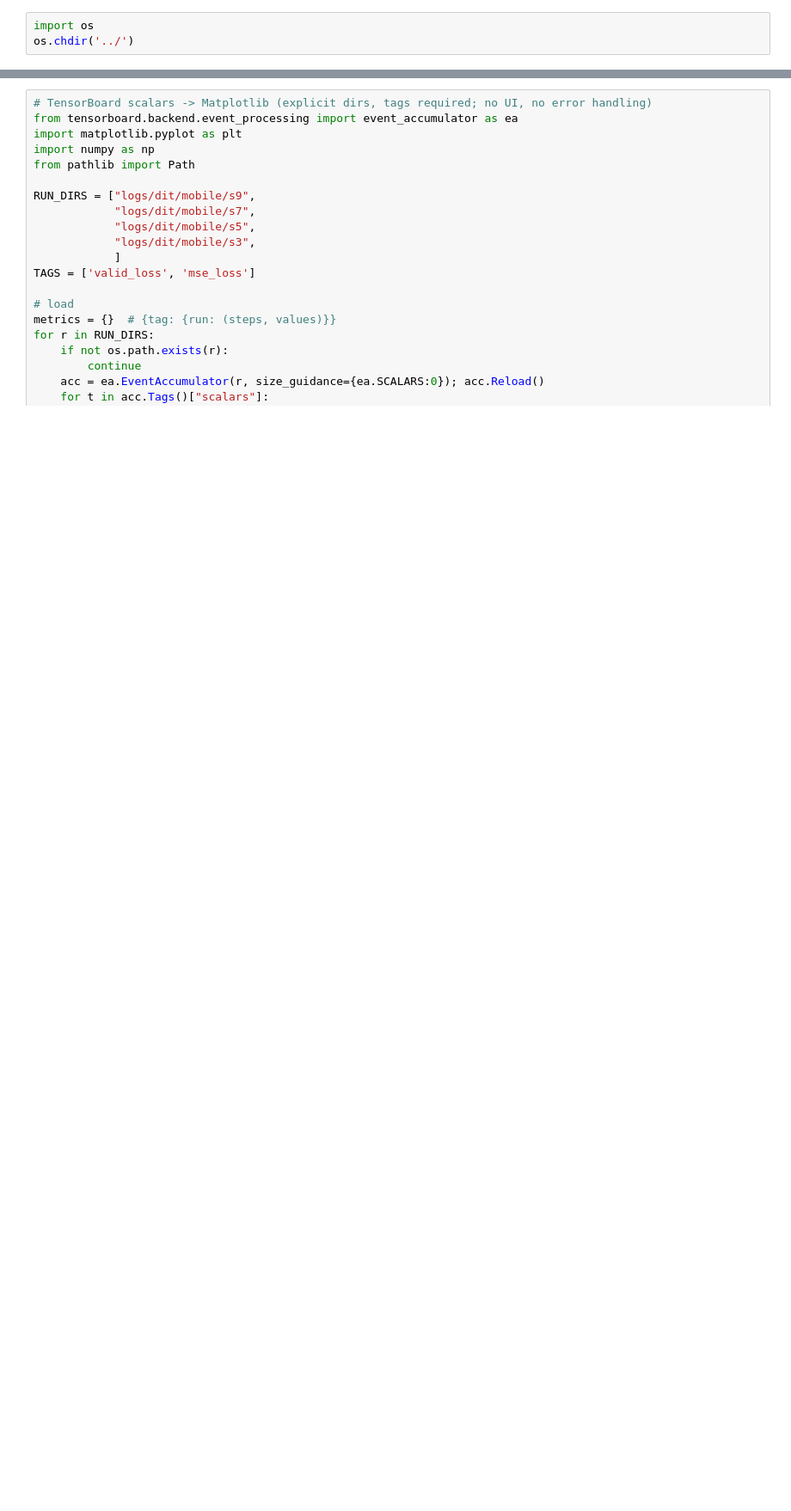
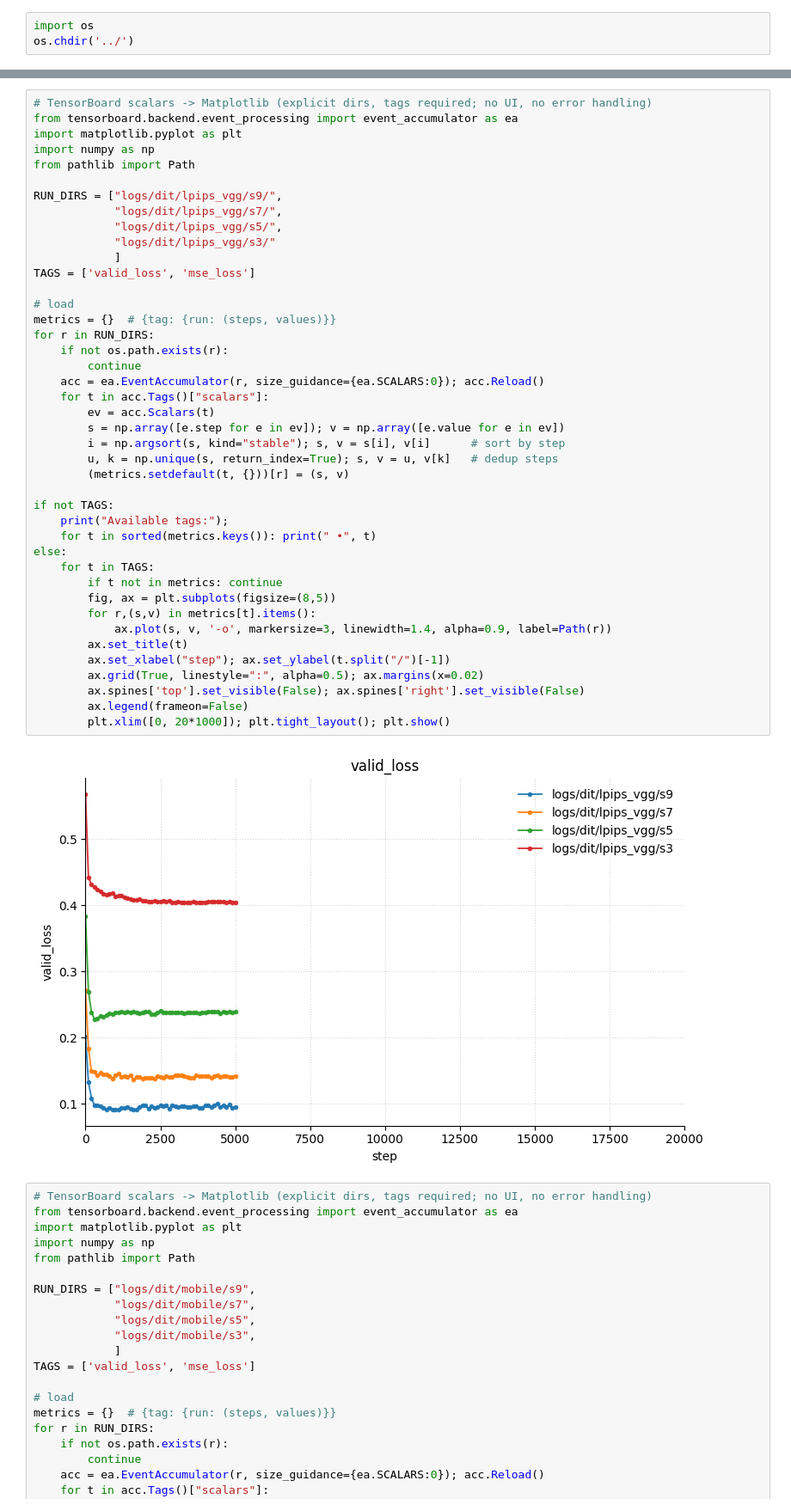
Before and after one commit to scpark20/logpx_samplers, a Jupyter notebook: reports/tensorboard_dit.ipynb, the cells around one changed output, grey strips where cells are left out. Shown at 86% size. Cells and saved outputs as stored; diff of their text form; blank space fills up the shorter version.

```diff
--- a/reports/tensorboard_dit.ipynb
+++ b/reports/tensorboard_dit.ipynb
@@ -8,3 +92,47 @@ s3  s4  s5  s6  s7  s8  s9
+# %%
+# TensorBoard scalars -> Matplotlib (explicit dirs, tags required; no UI, no error handling)
+from tensorboard.backend.event_processing import event_accumulator as ea
+import matplotlib.pyplot as plt
+import numpy as np
+from pathlib import Path
+
+RUN_DIRS = ["logs/dit/lpips_vgg/s9/",
+            "logs/dit/lpips_vgg/s7/",
+            "logs/dit/lpips_vgg/s5/",
+            "logs/dit/lpips_vgg/s3/"
+            ]
+TAGS = ['valid_loss', 'mse_loss']
+
+# load
+metrics = {}  # {tag: {run: (steps, values)}}
+for r in RUN_DIRS:
+    if not os.path.exists(r):
+        continue
+    acc = ea.EventAccumulator(r, size_guidance={ea.SCALARS:0}); acc.Reload()
+    for t in acc.Tags()["scalars"]:
+        ev = acc.Scalars(t)
+        s = np.array([e.step for e in ev]); v = np.array([e.value for e in ev])
+        i = np.argsort(s, kind="stable"); s, v = s[i], v[i]      # sort by step
+        u, k = np.unique(s, return_index=True); s, v = u, v[k]   # dedup steps
+        (metrics.setdefault(t, {}))[r] = (s, v)
+
+if not TAGS:
+    print("Available tags:");
+    for t in sorted(metrics.keys()): print(" •", t)
+else:
+    for t in TAGS:
+        if t not in metrics: continue
+        fig, ax = plt.subplots(figsize=(8,5))
+        for r,(s,v) in metrics[t].items():
+            ax.plot(s, v, '-o', markersize=3, linewidth=1.4, alpha=0.9, label=Path(r))
+        ax.set_title(t)
+        ax.set_xlabel("step"); ax.set_ylabel(t.split("/")[-1])
+        ax.grid(True, linestyle=":", alpha=0.5); ax.margins(x=0.02)
+        ax.spines['top'].set_visible(False); ax.spines['right'].set_visible(False)
+        ax.legend(frameon=False)
+        plt.xlim([0, 20*1000]); plt.tight_layout(); plt.show()
+# %% [output]
+[figure, added]
 # %%
 # TensorBoard scalars -> Matplotlib (explicit dirs, tags required; no UI, no error handling)
 from tensorboard.backend.event_processing import event_accumulator as ea
```
Also changed, not shown: parts of 3 cells of this notebook, 9 other files.
